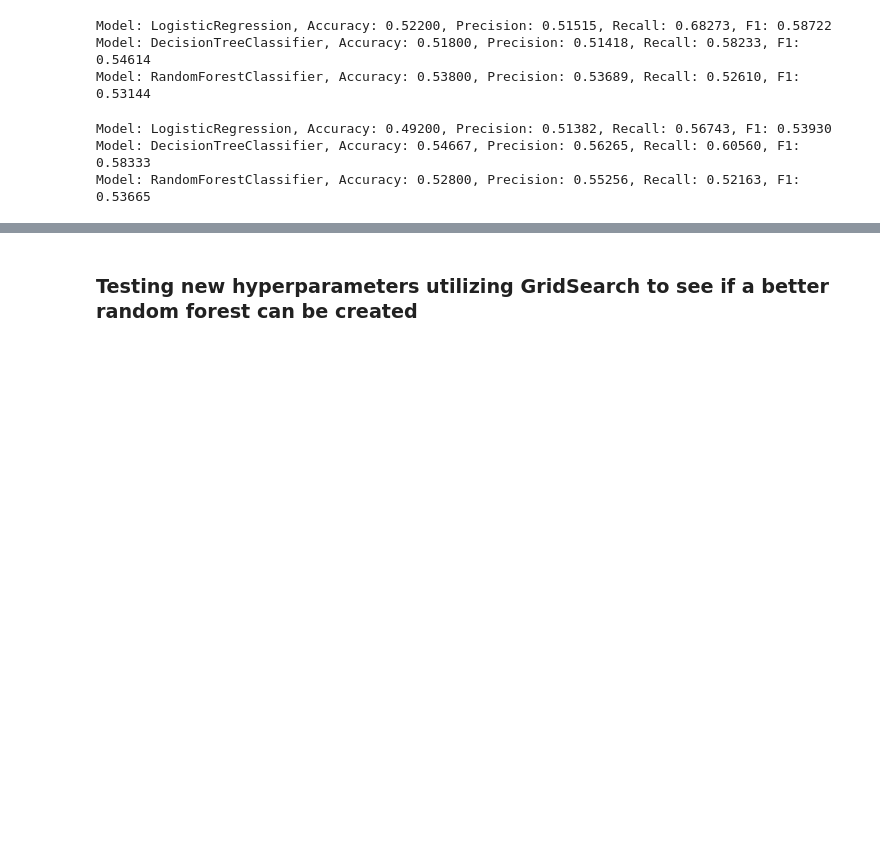
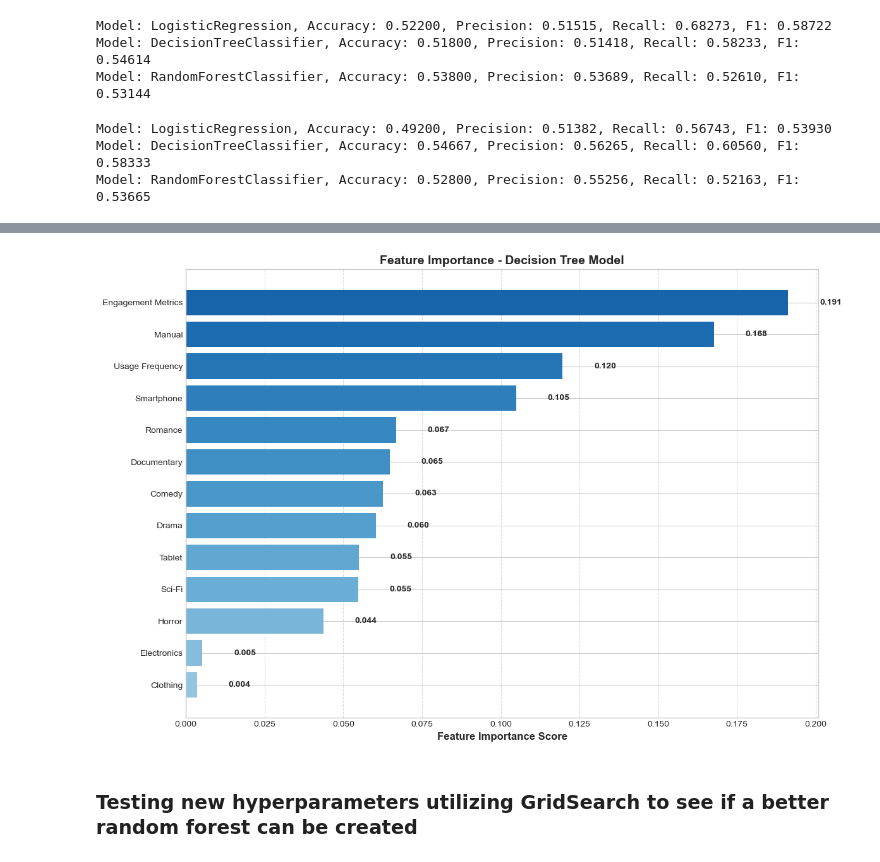
Before and after one commit to LEdwards-Analytics/Predictive-Modeling-for-Amazon-Prime-Subscription-Plans-Insights-from-User-Data, a Jupyter notebook: notebooks/Predictive Modeling for Amazon Prime Subscription Plans.ipynb, the cells around one changed output, grey strips where cells are left out. Saved outputs shown, nothing was run; the diff lists cells and outputs as text; code cells hidden in the pictures; blank space fills up the shorter version.

```diff
--- a/notebooks/Predictive Modeling for Amazon Prime Subscription Plans.ipynb
+++ b/notebooks/Predictive Modeling for Amazon Prime Subscription Plans.ipynb
@@ -386,2 +399,38 @@ plt.show()
+# %%
+# Get the Decision Tree model (index 1 in models list)
+dt_model = models[1]  # This is the DecisionTreeClassifier
+
+# Get feature importances
+feature_importances = dt_model.feature_importances_
+feature_names = X.columns
+
+# Create visualization
+plt.figure(figsize=(12, 8))
+plt.style.use('seaborn-v0_8-whitegrid')
+
+# Sort features by importance
+indices = np.argsort(feature_importances)
+sorted_feature_names = [feature_names[i] for i in indices]
+sorted_importances = [feature_importances[i] for i in indices]
+
+# Create horizontal bar chart with gradient colors
+colors = plt.cm.Blues(np.linspace(0.4, 0.8, len(feature_names)))
+plt.barh(sorted_feature_names, sorted_importances, color=colors)
+
+# Add labels and styling
+plt.xlabel('Feature Importance Score', fontweight='bold', fontsize=12)
+plt.title('Feature Importance - Decision Tree Model', fontweight='bold', fontsize=14)
+plt.grid(axis='x', linestyle='--', alpha=0.7)
+
+# Add value labels
+for i, v in enumerate(sorted_importances):
+    plt.text(v + 0.01, i, f'{v:.3f}', va='center', fontweight='bold')
+
+# Save and display
+plt.tight_layout()
+plt.savefig('amazon-feature-importance.jpg', dpi=300, bbox_inches='tight')
+plt.show()
+# %% [output]
+[figure, added]
 # %% [markdown]
 ### Testing new hyperparameters utilizing GridSearch to see if a better random forest can be created
```
Also changed, not shown: parts of 9 cells of this notebook, 3 other files.
